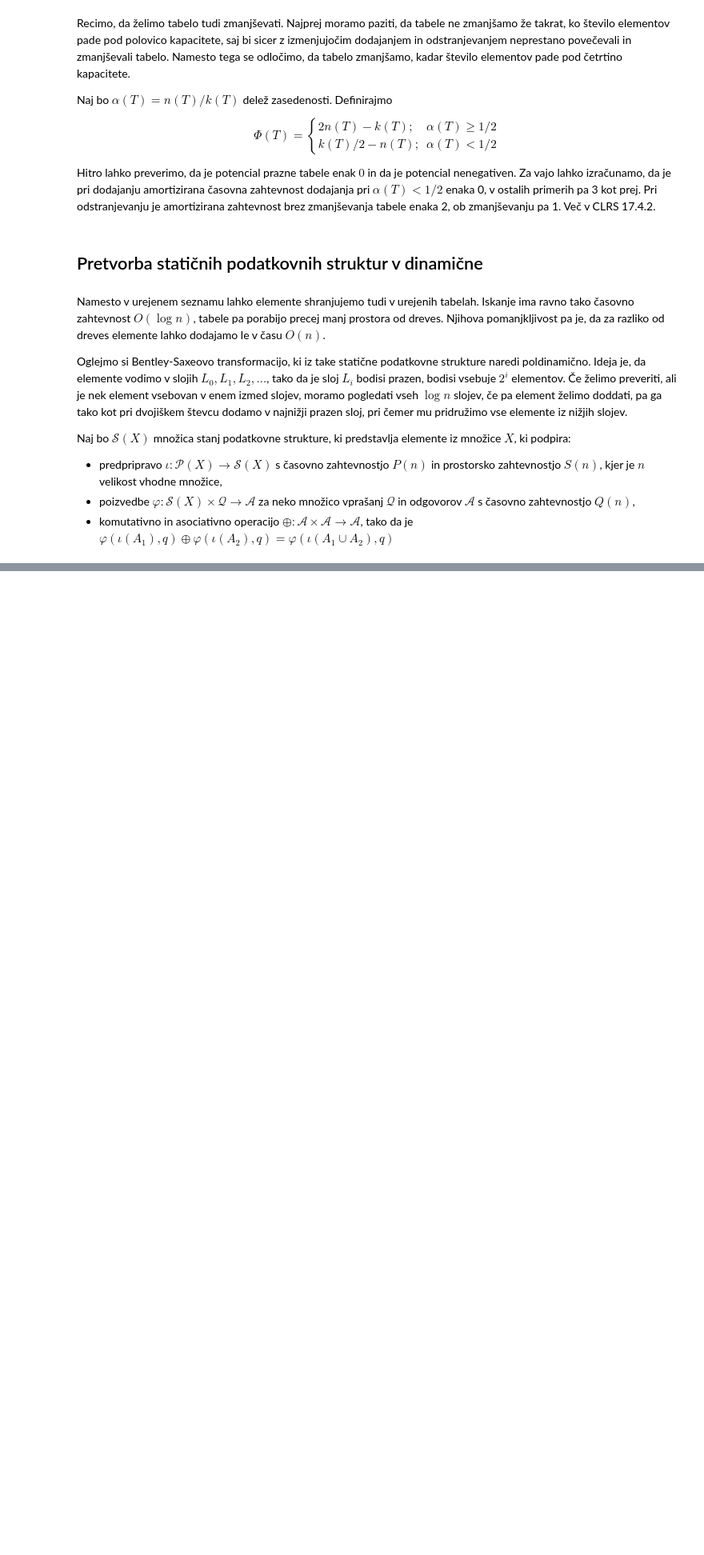
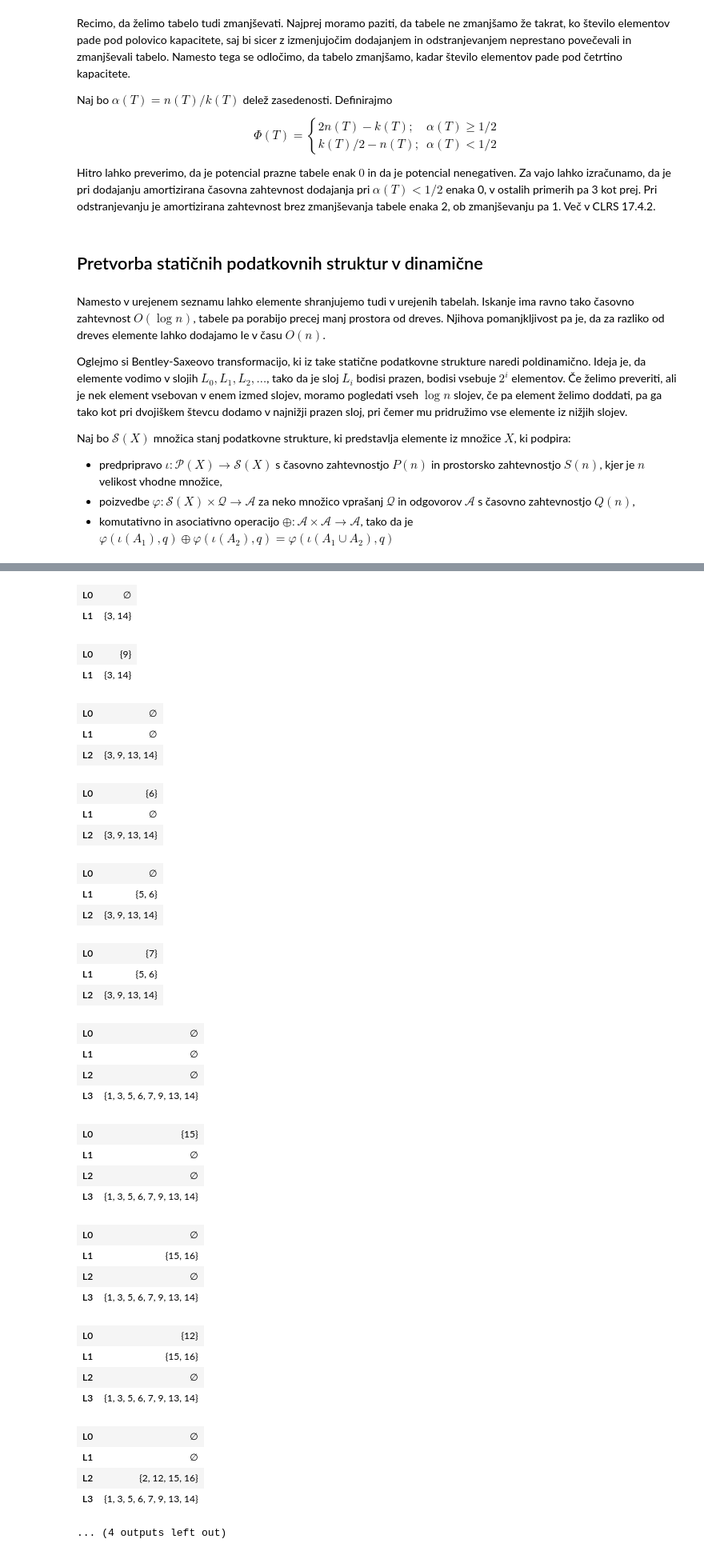
Before and after one commit to matijapretnar/psa-2, a Jupyter notebook: 01-amortizacija/predavanja.ipynb, the cells around one changed output, grey strips where cells are left out. Shown at 80% size. Saved outputs shown, nothing was run; the diff lists cells and outputs as text; code cells hidden in the pictures; blank space fills up the shorter version.

Commit message:
Dinamična struktura

```diff
--- a/01-amortizacija/predavanja.ipynb
+++ b/01-amortizacija/predavanja.ipynb
@@ -577,7 +577,7 @@ class StaticnaStruktura(ABC):
 
     @abstractmethod
     def elementi(self):
-        """Vrne seznam elementov statične strukture."""
+        """Vrne generator elementov statične strukture."""
         ...
 
     @abstractmethod
@@ -601,7 +601,7 @@ class AliObstaja(StaticnaStruktura):
         return "{" + ", ".join(str(e) for e in self._tabela) + "}"
 
     def elementi(self):
-        return self._tabela
+        yield from self._tabela
 
     def poisci(self, x):
         l = 0
@@ -620,10 +620,11 @@ class AliObstaja(StaticnaStruktura):
     def zdruzi(rezultat1, rezultat2):
         return rezultat1 or rezultat2
 # %%
-class PolDinamicnaStruktura:
+class PoldinamicnaStruktura:
     def __init__(self, razred):
         self._razred = razred
         self._sloji = []
+        self._stevilo_elementov = 0
 
     def _repr_html_(self):
         html = ""
@@ -633,6 +634,9 @@ class PolDinamicnaStruktura:
             else:
                 html += f"<tr><th>L<sub>{i}</sub></th><td>∅</td></tr>"
         return f"<table>{html}</table>"
+
+    def __len__(self):
+        return self._stevilo_elementov
 
     def vstavi(self, x):
         novi_elementi = [x]
@@ -644,6 +648,7 @@ class PolDinamicnaStruktura:
         if i == len(self._sloji):
             self._sloji.append(None)
         self._sloji[i] = self._razred(novi_elementi)
+        self._stevilo_elementov += 1
 
     def poisci(self, x):
         rezultat = None
@@ -652,3 +657,8 @@ class PolDinamicnaStruktura:
                 r = sloj.poisci(x)
                 rezultat = r if rezultat is None else self._razred.zdruzi(rezultat, r)
         return rezultat
+
+    def elementi(self):
+        for sloj in self._sloji:
+            if sloj is not None:
+                yield from sloj.elementi()
@@ -700,0 +665,8 @@ for x in random.sample(range(1, 17), k=16):
+# %%
+import random
+
+mnozica = PoldinamicnaStruktura(AliObstaja)
+for x in random.sample(range(1, 17), k=16):
+    mnozica.vstavi(x)
+    display(mnozica)
+# %% [output]
@@ -700,0 +674,37 @@ for x in random.sample(range(1, 17), k=16):
+| L0 | ∅ |
+| L1 | {3, 14} |
+| L0 | {9} |
+| L1 | {3, 14} |
+| L0 | ∅ |
+| L1 | ∅ |
+| L2 | {3, 9, 13, 14} |
+| L0 | {6} |
+| L1 | ∅ |
+| L2 | {3, 9, 13, 14} |
+| L0 | ∅ |
+| L1 | {5, 6} |
+| L2 | {3, 9, 13, 14} |
+| L0 | {7} |
+| L1 | {5, 6} |
+| L2 | {3, 9, 13, 14} |
+| L0 | ∅ |
+| L1 | ∅ |
+| L2 | ∅ |
+| L3 | {1, 3, 5, 6, 7, 9, 13, 14} |
+| L0 | {15} |
+| L1 | ∅ |
+| L2 | ∅ |
+| L3 | {1, 3, 5, 6, 7, 9, 13, 14} |
+| L0 | ∅ |
+| L1 | {15, 16} |
+| L2 | ∅ |
+| L3 | {1, 3, 5, 6, 7, 9, 13, 14} |
+| L0 | {12} |
+| L1 | {15, 16} |
+| L2 | ∅ |
+| L3 | {1, 3, 5, 6, 7, 9, 13, 14} |
+| L0 | ∅ |
+| L1 | ∅ |
+| L2 | {2, 12, 15, 16} |
+| L3 | {1, 3, 5, 6, 7, 9, 13, 14} |
+... (4 outputs left out)
```
Also changed, not shown: parts of 4 cells of this notebook.
